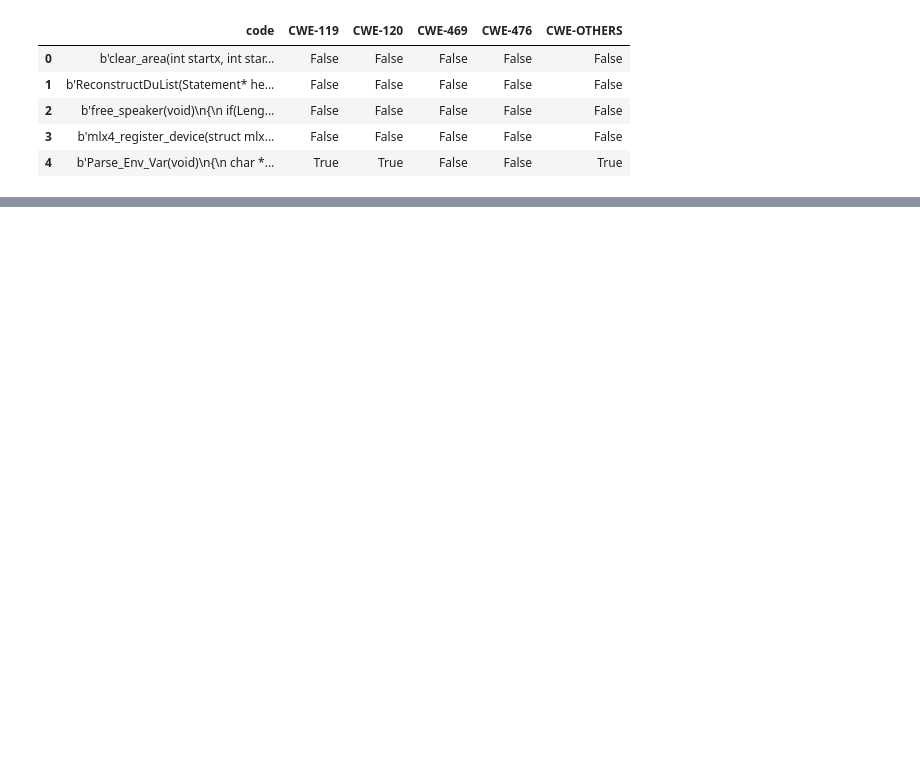
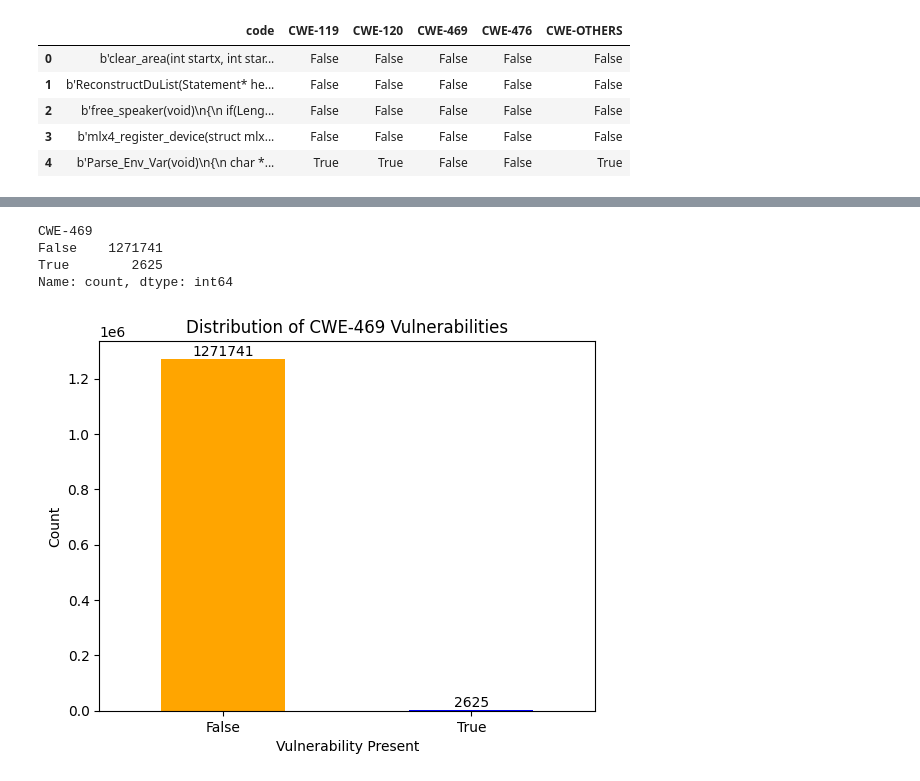
Before and after one commit to LunarArtemis/VulScanner, a Jupyter notebook: Data_Preprocess.ipynb, the cells around one changed output, grey strips where cells are left out. Cells and saved outputs as stored; diff of their text form; code cells hidden in the pictures; blank space fills up the shorter version.

```diff
--- a/Data_Preprocess.ipynb
+++ b/Data_Preprocess.ipynb
@@ -35,0 +192,20 @@ test.head()
+# %%
+# Plot the distribution of CWE-469 vulnerabilities
+counts = cwe_469_df['CWE-469'].value_counts()
+ax = counts.plot(kind='bar', color=['orange', 'blue'])
+plt.xticks(rotation=0)
+plt.title('Distribution of CWE-469 Vulnerabilities')
+plt.xlabel('Vulnerability Present')
+plt.ylabel('Count')
+
+# Add count labels on top of each bar
+for i, v in enumerate(counts):
+    ax.text(i, v, str(v), ha='center', va='bottom')
+print(counts)
+plt.show()
+# %% [output]
+CWE-469
+False    1271741
+True        2625
+Name: count, dtype: int64
+[figure, added]
```
Also changed, not shown: parts of 31 cells of this notebook.
